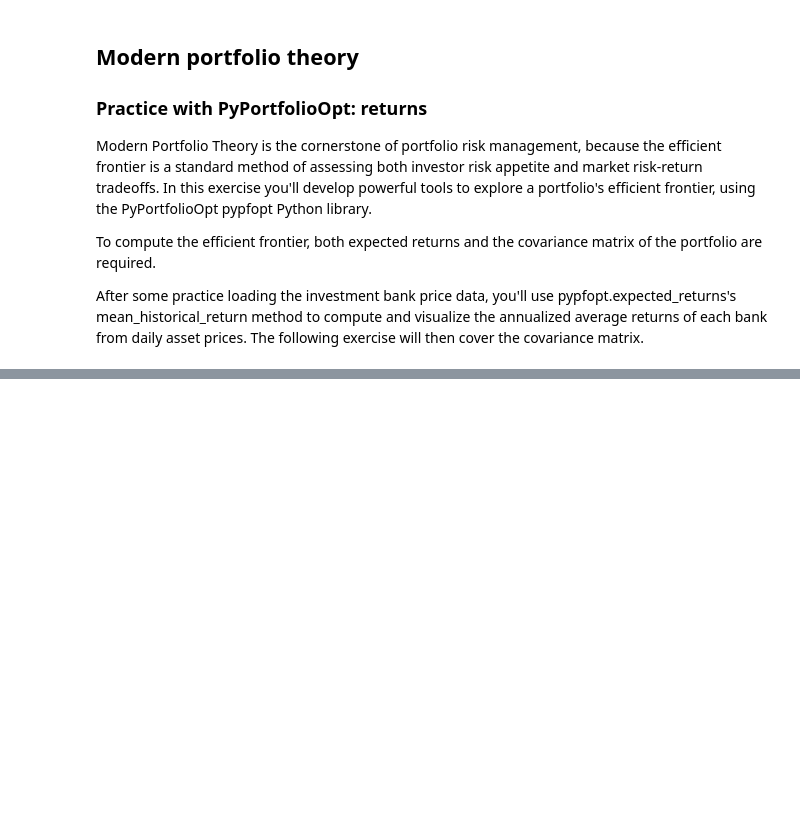
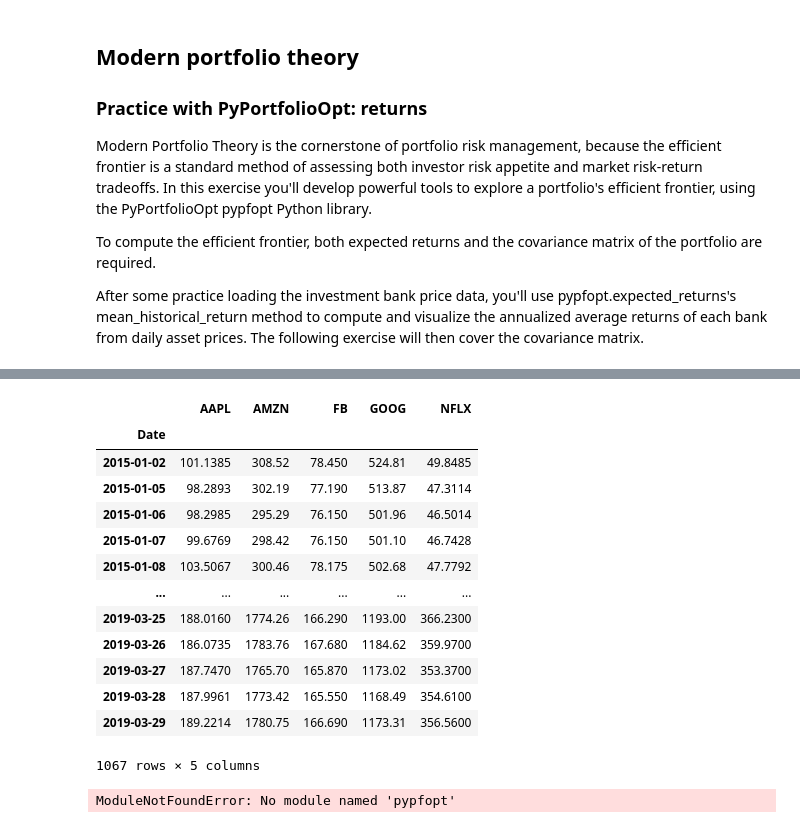
Before and after one commit to KAIET98/Finance_in_python, a Jupyter notebook: ANALYSIS/02_Quantitative_risk_management/1. Risk and return recap.ipynb, the cells around one changed output, grey strips where cells are left out. Cells and saved outputs as stored; diff of their text form; code cells hidden in the pictures; blank space fills up the shorter version.

```diff
--- a/ANALYSIS/02_Quantitative_risk_management/1. Risk and return recap.ipynb
+++ b/ANALYSIS/02_Quantitative_risk_management/1. Risk and return recap.ipynb
@@ -357,0 +402,33 @@ After some practice loading the investment bank price data, you'll use pypfopt.e
+# %%
+# Convert the 'Date' column to a datetime index
+prices['Date'] = pd.to_datetime(prices['Date'])
+prices.set_index(['Date'], inplace = True)
+
+prices
+# %% [output]
+|  | AAPL | AMZN | FB | GOOG | NFLX |
+| Date |  |  |  |  |  |
+| 2015-01-02 | 101.1385 | 308.52 | 78.450 | 524.81 | 49.8485 |
+| 2015-01-05 | 98.2893 | 302.19 | 77.190 | 513.87 | 47.3114 |
+| 2015-01-06 | 98.2985 | 295.29 | 76.150 | 501.96 | 46.5014 |
+| 2015-01-07 | 99.6769 | 298.42 | 76.150 | 501.10 | 46.7428 |
+| 2015-01-08 | 103.5067 | 300.46 | 78.175 | 502.68 | 47.7792 |
+| ... | ... | ... | ... | ... | ... |
+| 2019-03-25 | 188.0160 | 1774.26 | 166.290 | 1193.00 | 366.2300 |
+| 2019-03-26 | 186.0735 | 1783.76 | 167.680 | 1184.62 | 359.9700 |
+| 2019-03-27 | 187.7470 | 1765.70 | 165.870 | 1173.02 | 353.3700 |
+| 2019-03-28 | 187.9961 | 1773.42 | 165.550 | 1168.49 | 354.6100 |
+| 2019-03-29 | 189.2214 | 1780.75 | 166.690 | 1173.31 | 356.5600 |
+1067 rows × 5 columns
+# %%
+
+from pypfopt.expected_returns import mean_historical_return
+
+# Compute the annualized average historical return
+mean_returns = mean_historical_return(prices, frequency = 252)
+
+# Plot the annualized average historical return
+plt.plot(mean_returns, linestyle = 'None', marker = 'o')
+plt.show()
+# %% [output]
+ModuleNotFoundError: No module named 'pypfopt'
```
Also changed, not shown: parts of 6 cells of this notebook.
